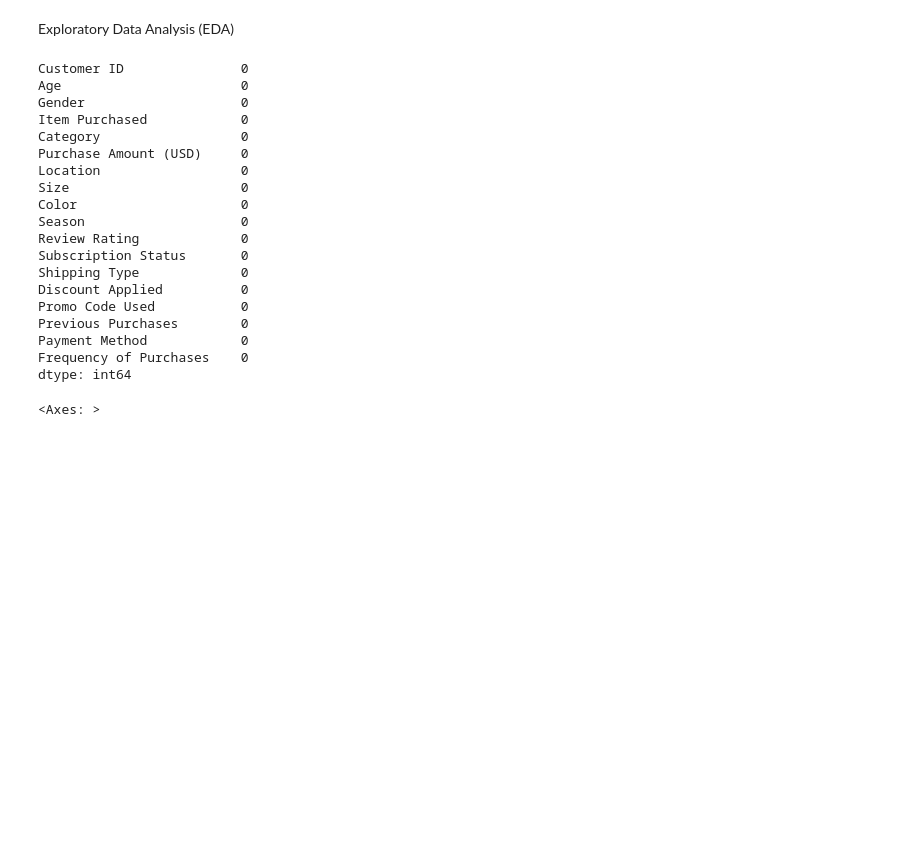
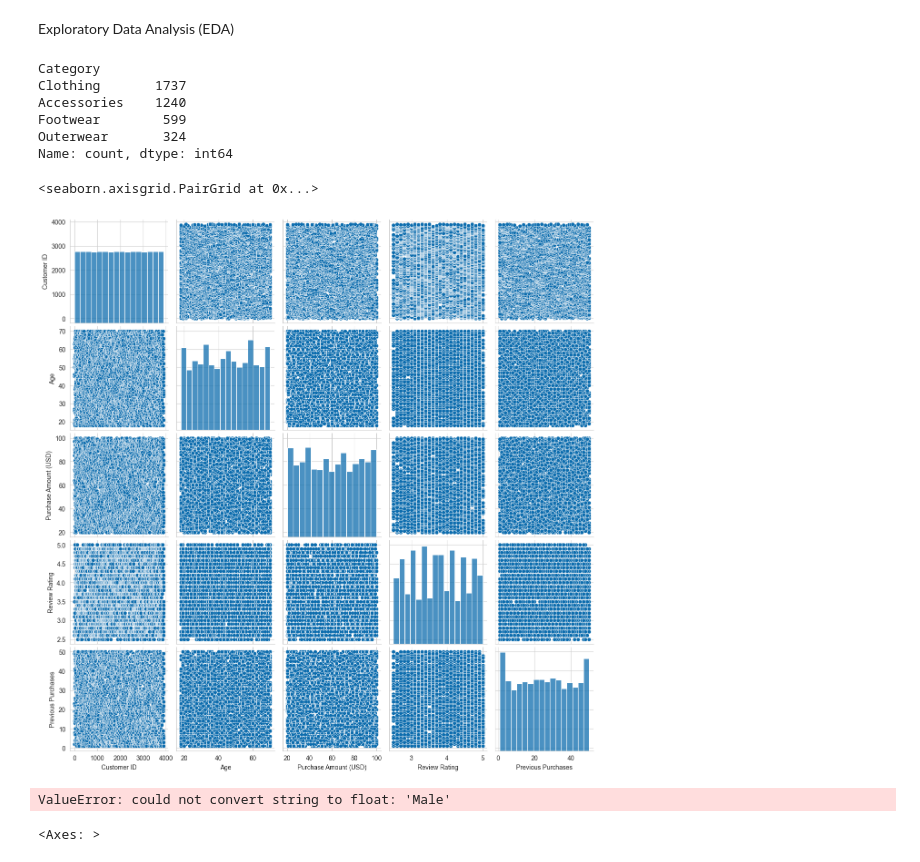
Before and after one commit to csbuan/DataScienceProjects, a Jupyter notebook: Kaggle-Practice-Projects-Trial/Consumer-Behavior-And-Shopping-Habits-Analysis/notebooks/analysis.ipynb, the cells around one changed output. Drawn from its saved outputs; the diff is of its cells as text; code cells hidden in the pictures; blank space fills up the shorter version.

```diff
--- a/Kaggle-Practice-Projects-Trial/Consumer-Behavior-And-Shopping-Habits-Analysis/notebooks/analysis.ipynb
+++ b/Kaggle-Practice-Projects-Trial/Consumer-Behavior-And-Shopping-Habits-Analysis/notebooks/analysis.ipynb
@@ -81,28 +114,33 @@ df_cat = ['Gender', 'Item Purchased', 'Category',
 # %% [markdown]
 Exploratory Data Analysis (EDA)
-# %%
-# Missing data
-df.isnull().sum()
-# %% [output]
-Customer ID               0
-Age                       0
-Gender                    0
-Item Purchased            0
-Category                  0
-Purchase Amount (USD)     0
-Location                  0
-Size                      0
-Color                     0
-Season                    0
-Review Rating             0
-Subscription Status       0
-Shipping Type             0
-Discount Applied          0
-Promo Code Used           0
-Previous Purchases        0
-Payment Method            0
-Frequency of Purchases    0
-dtype: int64
+# %%
+# FEATURE ENGINEERING
+# Mapping of Gender
+df['Gender_mapped'] = df['Gender'].map({'Male': 0, 'Female': 1})            # Male as 0 and Female as 1
+
+# Drop the intermediate column 'rating_category' if you don't need it
+df = df.drop('Gender', axis=1)
+# %%
+df['Category'].value_counts()
+# %% [output]
+Category
+Clothing       1737
+Accessories    1240
+Footwear        599
+Outerwear       324
+Name: count, dtype: int64
+# %%
+sns.set_palette("GnBu_r")
+sns.set_style('whitegrid')
+# %%
+sns.pairplot(df)
+# %% [output]
+<seaborn.axisgrid.PairGrid at 0x...>
+[figure, added]
+# %%
+sns.heatmap(df.corr())
+# %% [output]
+ValueError: could not convert string to float: 'Male'
 # %%
 # Detecting Outliers
 df['Age'].hist(bins=50)
```
Also changed, not shown: parts of 7 cells of this notebook.
